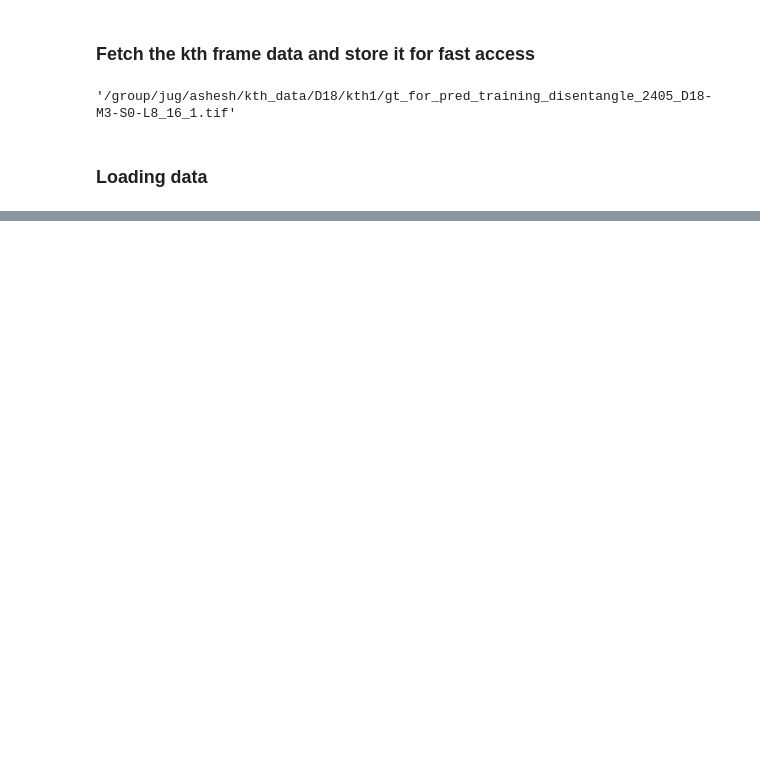
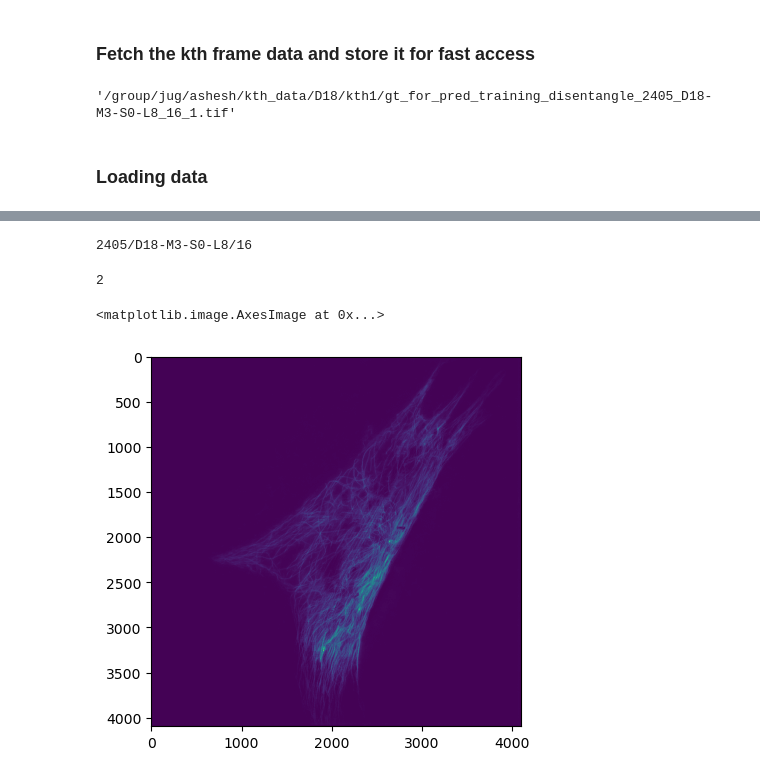
Before and after one commit to ashesh-0/Disentangle, a Jupyter notebook: disentangle/notebooks/naturemethods/three_splitting_V2.ipynb, the cells around one changed output, grey strips where cells are left out. Drawn from its saved outputs; the diff is of its cells as text; code cells hidden in the pictures; blank space fills up the shorter version.

```diff
--- a/disentangle/notebooks/naturemethods/three_splitting_V2.ipynb
+++ b/disentangle/notebooks/naturemethods/three_splitting_V2.ipynb
@@ -159,7 +162,7 @@ for model_dir, pred_fpath in tqdm(full_frame_pred_dirs.items()):
 keys = [
     # '2405/D25-M3-S0-L8/2',
     # '2405/D25-M3-S0-L8/3',
-    # '2405/D18-M3-S0-L8/16',
+    '2405/D18-M3-S0-L8/16',
     # "2406/D25-M3-S0-L8/4",
     # "2406/D25-M3-S0-L8/5",
     # "2406/D25-M3-S0-L8/6",
@@ -169,7 +172,7 @@ keys = [
     # '2411/D30-M3-S0-L8/26'
     # "2406/D25-M3-S0-L8/17"
     # '2506/D30-M3-S0-L8/6'
-    "2506/D30-M3-S0-L8/5",
+    # "2506/D30-M3-S0-L8/5",
     # HHMI
     # "2507/D33-M3-S0-L8/25"
     # "2507/D33-M3-S0-L8/11"
@@ -187,6 +190,8 @@ key = keys[-1]
 cfg = get_config_from_saved_predictionfile_NM(full_frame_pred_dirs[key])
 gaussian_sigma, poisson_noise_factor = get_gaussian_poisson_factors(cfg)
 print(key)
+# %% [output]
+2405/D18-M3-S0-L8/16
 # %%
 import matplotlib.pyplot as plt
 import matplotlib.gridspec as gridspec
@@ -224,5 +229,10 @@ def find_most_interesting_box(inp_crop, channel_h_factor):
     return idx
 # %%
 len(gt_pred_dict[key])
+# %% [output]
+2
 # %%
-plt.imshow(gt_pred_dict[key][1][..., 2])
+plt.imshow(gt_pred_dict[key][1][0,..., 2])
+# %% [output]
+<matplotlib.image.AxesImage at 0x...>
+[figure, added]
```
Also changed, not shown: parts of 11 cells of this notebook, 3 other files.
